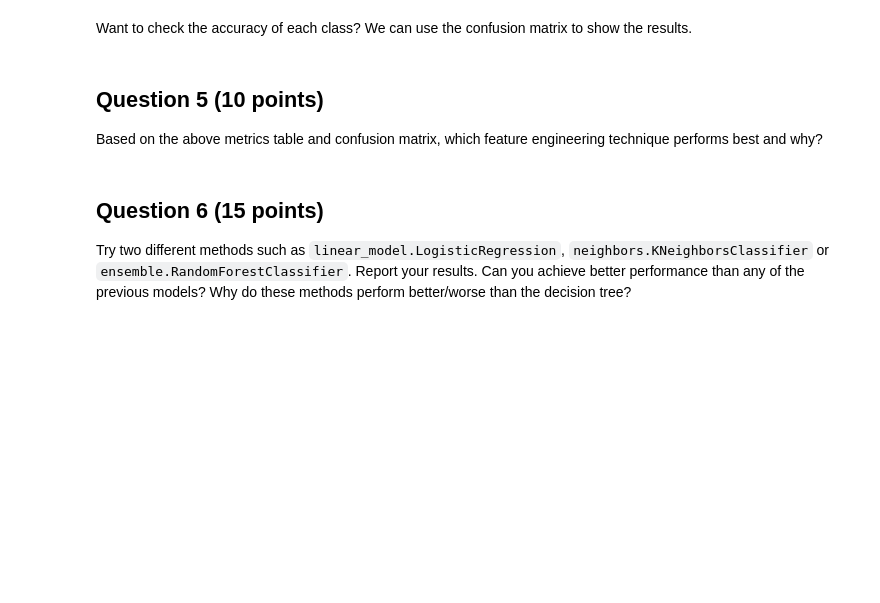
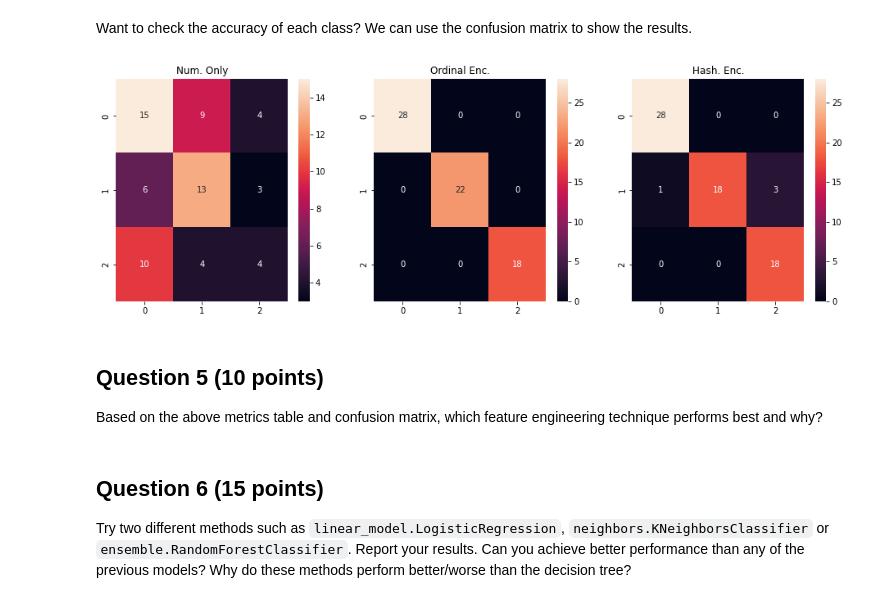
Before and after one commit to jakerhodes/PIC-Math-Workshop-on-Data-Science-2022, a Jupyter notebook: CaseStudy_2_Classification.ipynb, the cells around one changed output. Cells and saved outputs as stored; diff of their text form; code cells hidden in the pictures; blank space fills up the shorter version.

```diff
--- a/CaseStudy_2_Classification.ipynb
+++ b/CaseStudy_2_Classification.ipynb
@@ -220,7 +207,13 @@ Identify the data type of the following variables in the dataset.
 # %%
 # Separate into numerical features that don't need preprocessing, and categorical features that need to be transformed
+from sklearn.preprocessing import StandardScaler
+sc = StandardScaler()
+
+
 num_feat = data.select_dtypes(include=['int64','float64']).columns
 cat_feat = data.select_dtypes(include=['object','bool']).columns
+
+data[num_feat] = sc.fit_transform(data[num_feat])
 # %%
 num_feat
 # %% [output]
@@ -497,10 +515,10 @@ data['Spacegroup (ordinal)'] = pd.factorize(data['Spacegroup'])[0]
 # %%
+# Selected 9-dimensional hashing
 # Option 3: Feature Hashing
-from sklearn.feature_extraction import FeatureHasher
-n = 44
-fh = FeatureHasher(n_features=n, input_type='string')
+n = 9
+fh = FeatureHasher(n_features = n, input_type='string')
 hashed_tag = fh.fit_transform(data['Spacegroup']).toarray()
-# ht_df = pd.DataFrame(hashed_tag)
-# ht_df.columns = ['Spacegroup'+str(i) for i in range(n)]
+ht_df = pd.DataFrame(hashed_tag)
+ht_df.columns = ['Spacegroup'+str(i) for i in range(n)]
 
-# data = data.join(ht_df)
+data = data.join(ht_df)
@@ -602,10 +589,11 @@ ord_feat = ['Formation Energy (eV)','E Above Hull (eV)','Band Gap (eV)',
 
 hash_feat = ['Formation Energy (eV)','E Above Hull (eV)','Band Gap (eV)',
              'Nsites','Density (gm/cc)','Volume','Has Bandstructure',
-             'Spacegroup0','Spacegroup1','Spacegroup2',
              'Li','Mn','Si','O','Fe','Co'
             ]
 
+hash_feat.extend(['Spacegroup' + str(i) for i in range(9)])
+
 labels = ['Crystal System (#)']
 # %%
 titles = ['Num. Only',
@@ -644,29 +642,31 @@ Want to check the accuracy of each class? We can use the confusion matrix to sho
 # %%
 from sklearn.metrics import confusion_matrix,plot_confusion_matrix
 
 plt.figure(figsize=(16,5))
 
-titles = ['Num. Only',
-          'Ordinal Enc.',
-          'Hash. Enc.'
-         ]
+# titles = ['Num. Only',
+#           'Ordinal Enc.',
+#           'Hash. Enc.'
+#          ]
 
-results=[]
+# results=[]
 
 for i, feat in enumerate([num_feat,ord_feat,hash_feat]):
     X = data[feat]
     y = data[labels]
 
     # 80% training data and 20% testing
     Xtrain, Xtest, ytrain, ytest = train_test_split(X, y, test_size=0.2,shuffle=True, random_state=1)
     dtree = DecisionTreeClassifier()
     dtree.fit(Xtrain,ytrain)
     yp = dtree.predict(Xtest)
 
     plt.subplot(1,3,i+1)
     cm = confusion_matrix(ytest,yp)
     sns.heatmap(cm,annot=True)
     plt.title(titles[i])
+# %% [output]
+[figure, added]
 # %% [markdown]
 ## **Question 5** **(10 points)**
 
```
Also changed, not shown: parts of 17 cells of this notebook.
